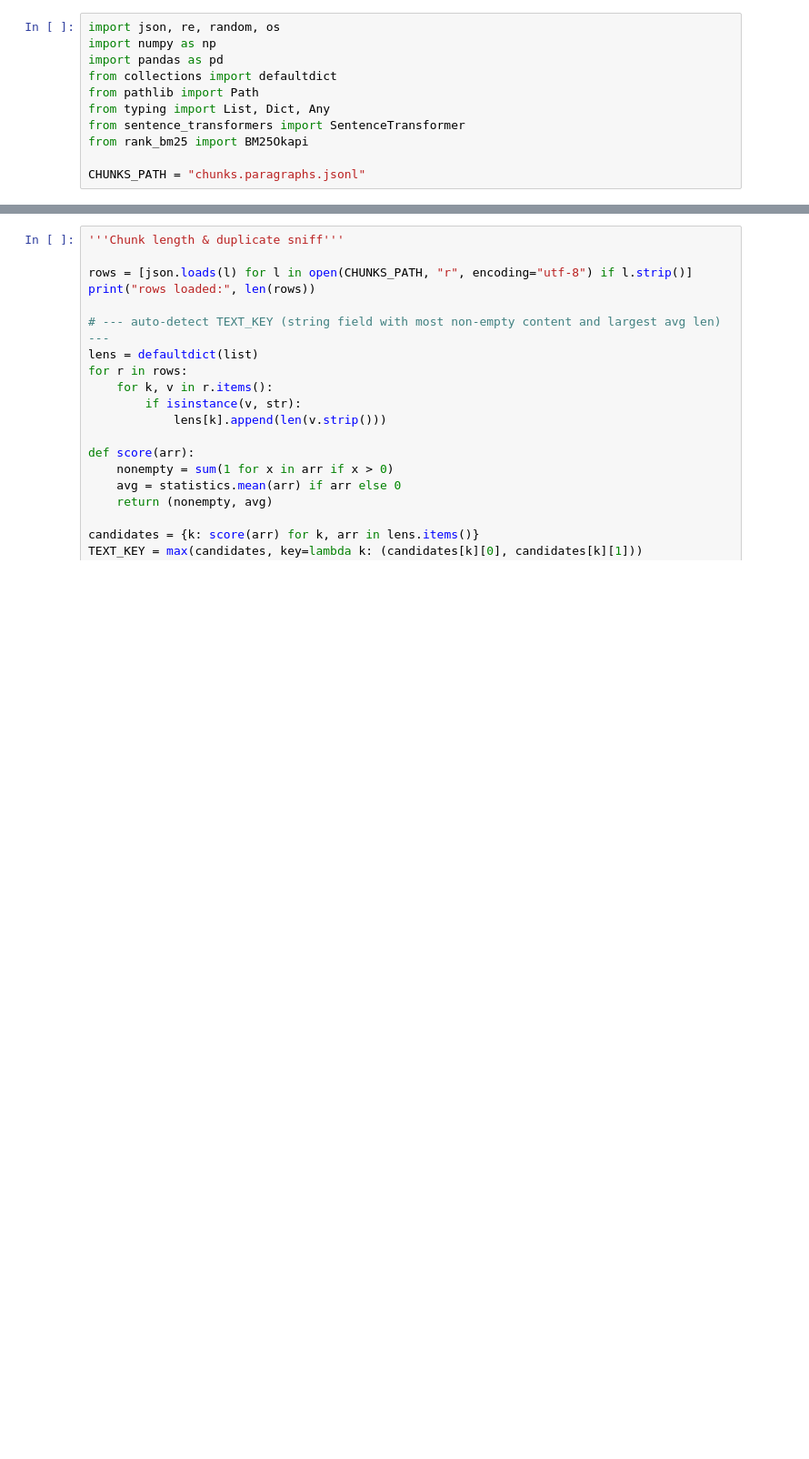
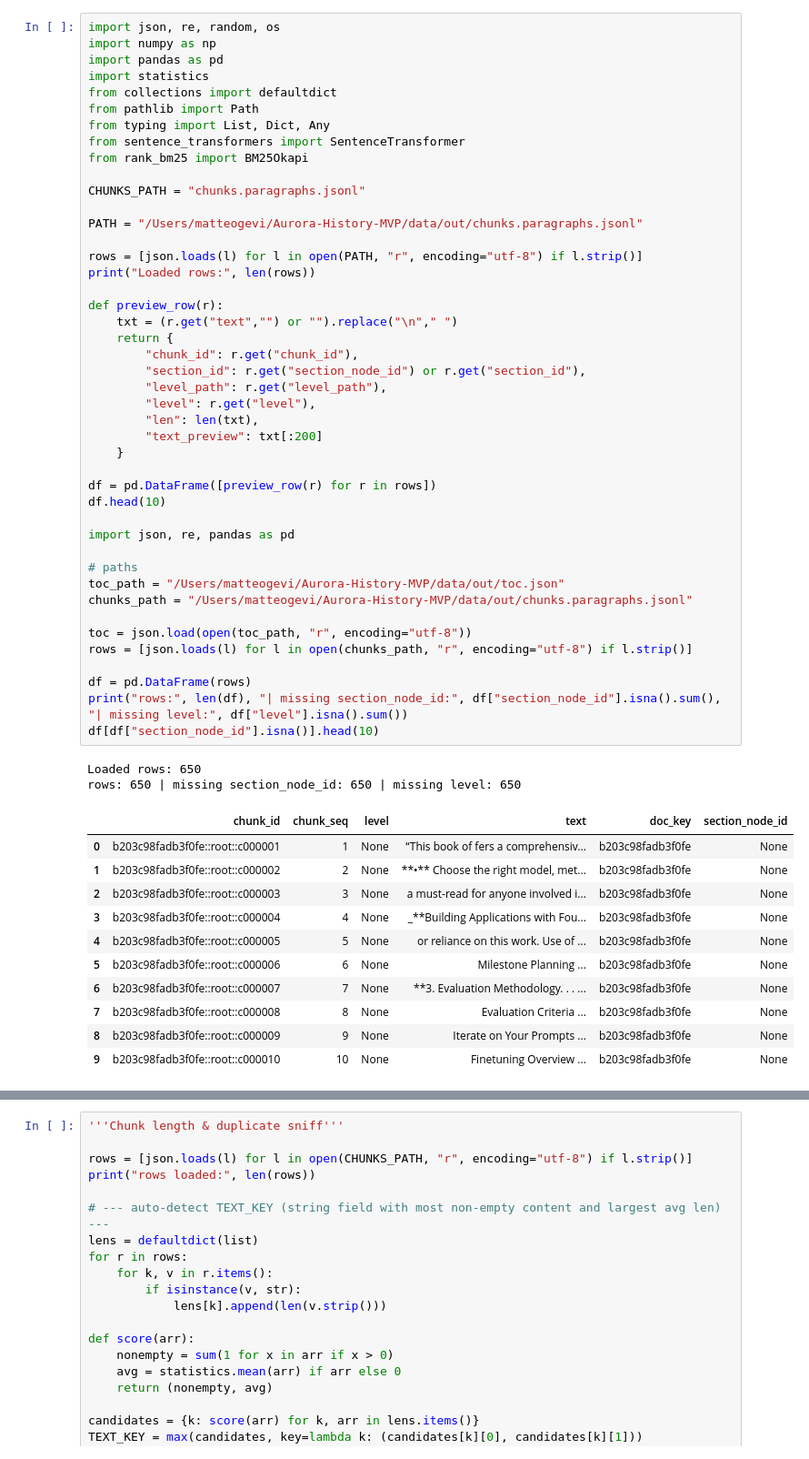
Before and after one commit to MatteoGevi/Aurora-History-MVP, a Jupyter notebook: notebooks/embedding.ipynb, the cells around one changed output, grey strips where cells are left out. Shown: that part at 91% size. Cells and saved outputs as stored; diff of their text form; blank space fills up the shorter version.

Commit message:
Aurora-SLM successful paragraphs chunking

```diff
--- a/notebooks/embedding.ipynb
+++ b/notebooks/embedding.ipynb
@@ -1,14 +1,61 @@
 # %%
 import json, re, random, os
 import numpy as np
 import pandas as pd
+import statistics
 from collections import defaultdict
 from pathlib import Path
 from typing import List, Dict, Any
 from sentence_transformers import SentenceTransformer
 from rank_bm25 import BM25Okapi
 
 CHUNKS_PATH = "chunks.paragraphs.jsonl"
+
+PATH = "/Users/matteogevi/Aurora-History-MVP/data/out/chunks.paragraphs.jsonl"
+
+rows = [json.loads(l) for l in open(PATH, "r", encoding="utf-8") if l.strip()]
+print("Loaded rows:", len(rows))
+
+def preview_row(r):
+    txt = (r.get("text","") or "").replace("\n"," ")
+    return {
+        "chunk_id": r.get("chunk_id"),
+        "section_id": r.get("section_node_id") or r.get("section_id"),
+        "level_path": r.get("level_path"),
+        "level": r.get("level"),
+        "len": len(txt),
+        "text_preview": txt[:200]
+    }
+
+df = pd.DataFrame([preview_row(r) for r in rows])
+df.head(10)
+
+import json, re, pandas as pd
+
+# paths
+toc_path = "/Users/matteogevi/Aurora-History-MVP/data/out/toc.json"
+chunks_path = "/Users/matteogevi/Aurora-History-MVP/data/out/chunks.paragraphs.jsonl"
+
+toc = json.load(open(toc_path, "r", encoding="utf-8"))
+rows = [json.loads(l) for l in open(chunks_path, "r", encoding="utf-8") if l.strip()]
+
+df = pd.DataFrame(rows)
+print("rows:", len(df), "| missing section_node_id:", df["section_node_id"].isna().sum(), "| missing level:", df["level"].isna().sum())
+df[df["section_node_id"].isna()].head(10)
+# %% [output]
+Loaded rows: 650
+rows: 650 | missing section_node_id: 650 | missing level: 650
+|  | chunk_id | chunk_seq | level | text | doc_key | section_node_id |
+| 0 | b203c98fadb3f0fe::root::c000001 | 1 | None | “This book of fers a comprehensiv... | b203c98fadb3f0fe | None |
+| 1 | b203c98fadb3f0fe::root::c000002 | 2 | None | **•** Choose the right model, met... | b203c98fadb3f0fe | None |
+| 2 | b203c98fadb3f0fe::root::c000003 | 3 | None | a must-read for anyone involved i... | b203c98fadb3f0fe | None |
+| 3 | b203c98fadb3f0fe::root::c000004 | 4 | None | _**Building Applications with Fou... | b203c98fadb3f0fe | None |
+| 4 | b203c98fadb3f0fe::root::c000005 | 5 | None | or reliance on this work. Use of ... | b203c98fadb3f0fe | None |
+| 5 | b203c98fadb3f0fe::root::c000006 | 6 | None | Milestone Planning ... | b203c98fadb3f0fe | None |
+| 6 | b203c98fadb3f0fe::root::c000007 | 7 | None | **3. Evaluation Methodology. . . ... | b203c98fadb3f0fe | None |
+| 7 | b203c98fadb3f0fe::root::c000008 | 8 | None | Evaluation Criteria ... | b203c98fadb3f0fe | None |
+| 8 | b203c98fadb3f0fe::root::c000009 | 9 | None | Iterate on Your Prompts ... | b203c98fadb3f0fe | None |
+| 9 | b203c98fadb3f0fe::root::c000010 | 10 | None | Finetuning Overview ... | b203c98fadb3f0fe | None |
 # %%
 '''Chunking Display'''
 
```
Also changed, not shown: parts of 1 cell of this notebook, 3 other files.
